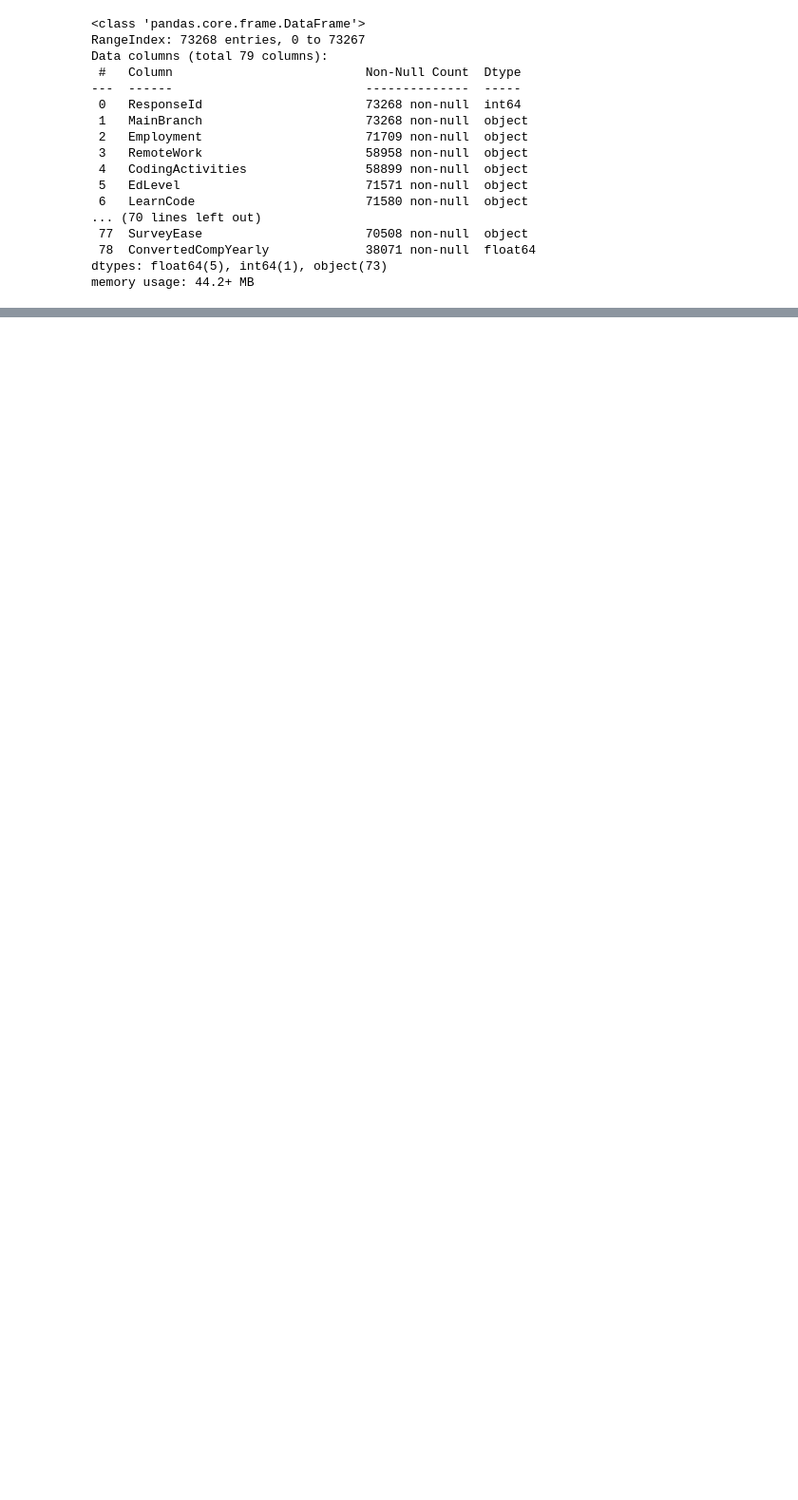
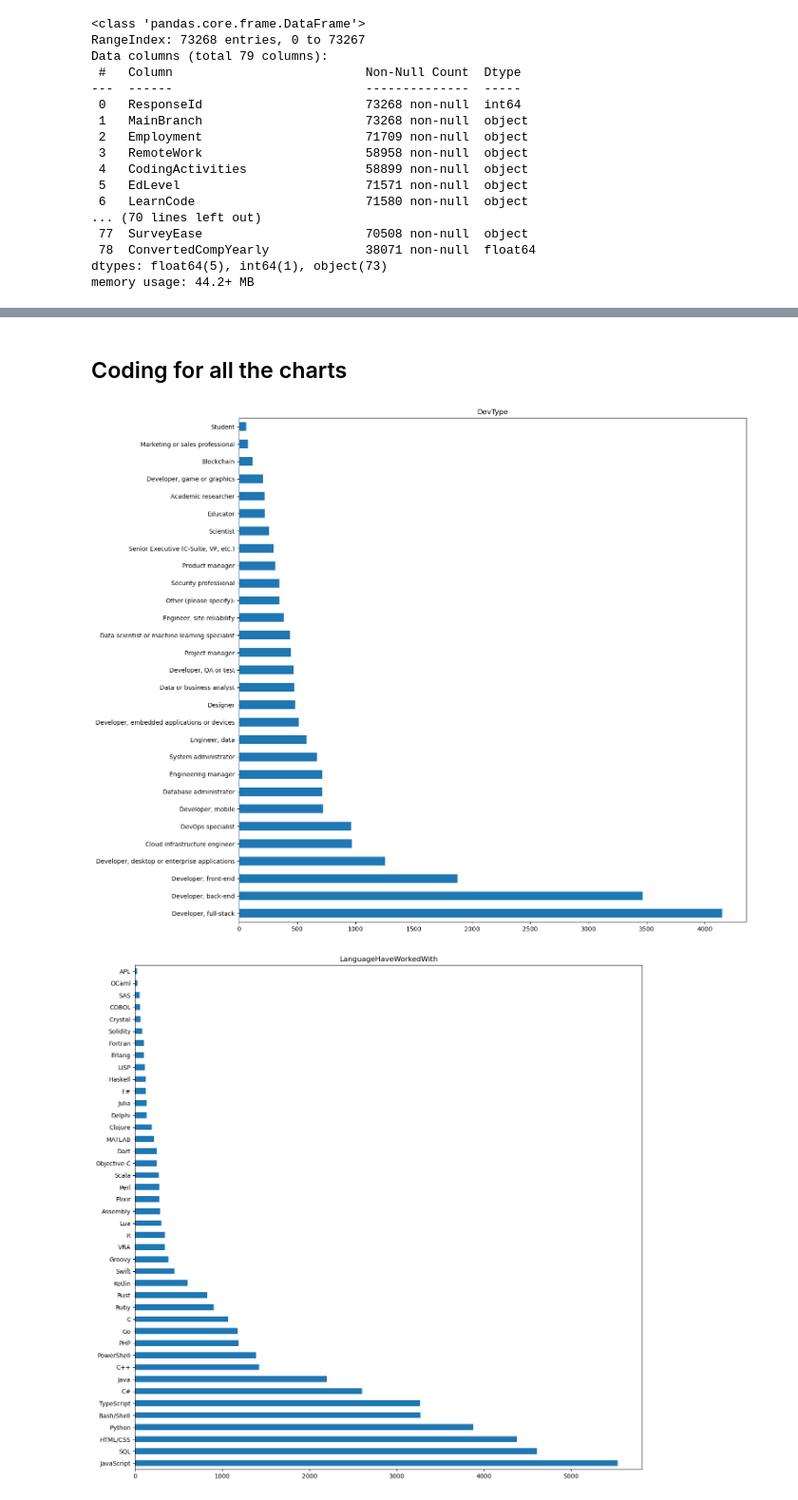
Before and after one commit to UBC-MDS/DSCI522-Group16-2022, a Jupyter notebook: Salaries_data_EDA_notebook.ipynb, the cells around one changed output, grey strips where cells are left out. Shown at 95% size. Drawn from its saved outputs; the diff is of its cells as text; code cells hidden in the pictures; blank space fills up the shorter version.

```diff
--- a/Salaries_data_EDA_notebook.ipynb
+++ b/Salaries_data_EDA_notebook.ipynb
@@ -128,7 +131,6 @@ cols_to_choose = ['MainBranch',
 'VCInteraction',
 'OfficeStackAsyncHaveWorkedWith',
 'Age',
-'Ethnicity',
 'WorkExp',
 'ICorPM',
 'ConvertedCompYearly']
@@ -164,3 +137,5 @@ import matplotlib.pyplot as plt
+# %%
+north_america_data = north_america_data[cols_to_choose]
 # %%
 multianswerq_cols = [
 'DevType',
@@ -184,9 +153,0 @@ train_df = train_df.dropna(subset=['ConvertedCompYearly'])
-# %%
-# only for plotting
-plotting_dataset  = train_df.copy()
-for col in multianswerq_cols:
-    plotting_dataset = plotting_dataset.dropna(subset=[col])
-    plotting_dataset[col] = plotting_dataset[col].apply(lambda x: x.split(';'))
-    boom_data = plotting_dataset.explode(col)
-    boom_data[col].value_counts().plot.barh(title = col)
-    plt.show()
@@ -320,0 +157,5 @@ alt.Chart(train_df).mark_rect().encode(
+# %%
+train_df, test_df = train_test_split(north_america_data, test_size=0.2, random_state=123)
+
+
+train_df = train_df.dropna(subset=['ConvertedCompYearly'])
@@ -320,0 +173,2 @@ alt.Chart(train_df).mark_rect().encode(
+# %% [markdown]
+## Coding for all the charts
@@ -320,0 +206,12 @@ alt.Chart(train_df).mark_rect().encode(
+# %%
+# only for plotting
+plotting_dataset  = train_df.copy()
+for col in multianswerq_cols:
+    plotting_dataset = plotting_dataset.dropna(subset=[col])
+    plotting_dataset[col] = plotting_dataset[col].apply(lambda x: x.split(';'))
+    boom_data = plotting_dataset.explode(col)
+    boom_data[col].value_counts().plot.barh(title = col, figsize  = [15, 15])
+    plt.show()
+# %% [output]
+[figure, added]
+[figure, added]
```
Also changed, not shown: parts of 60 cells of this notebook.
